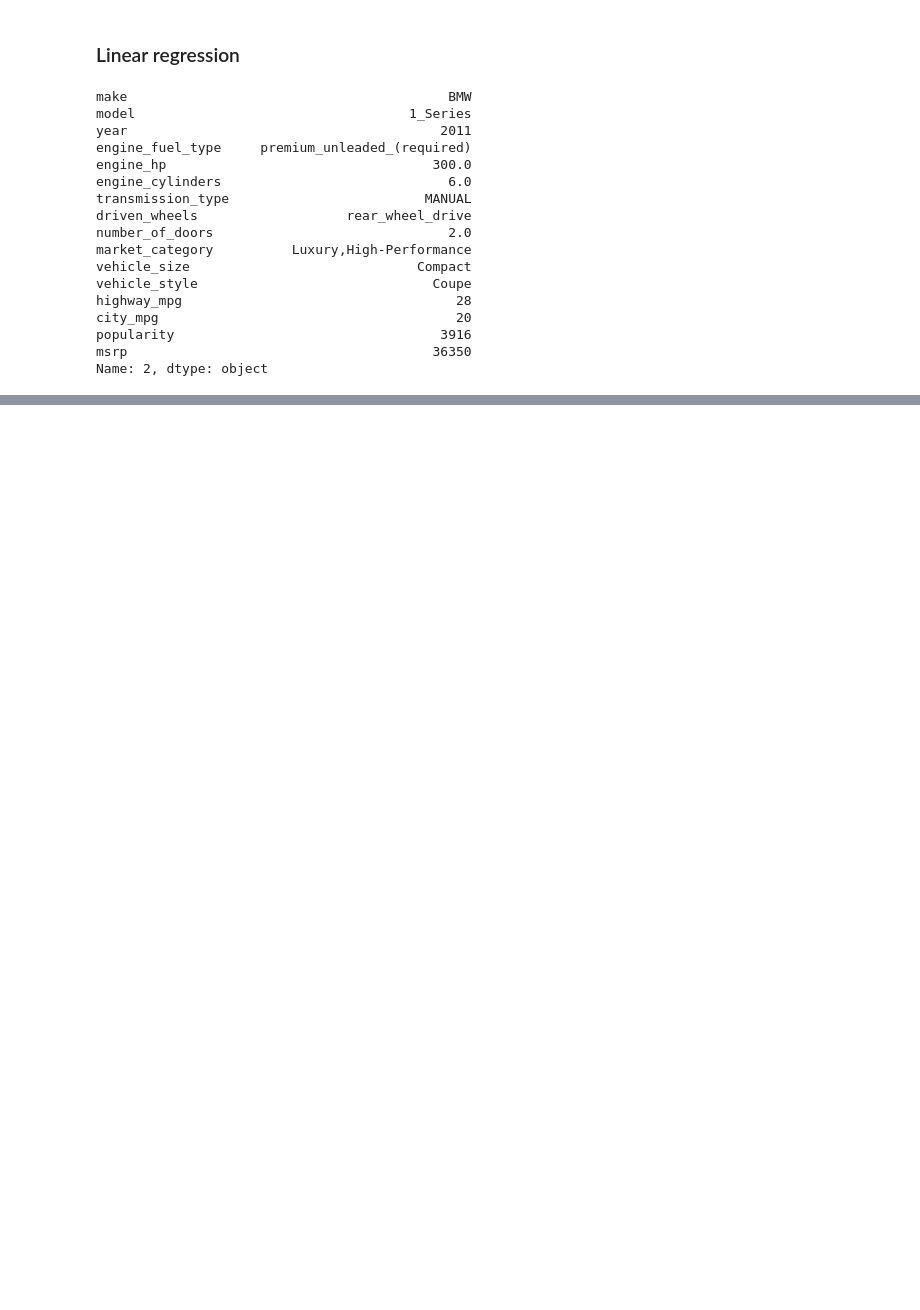
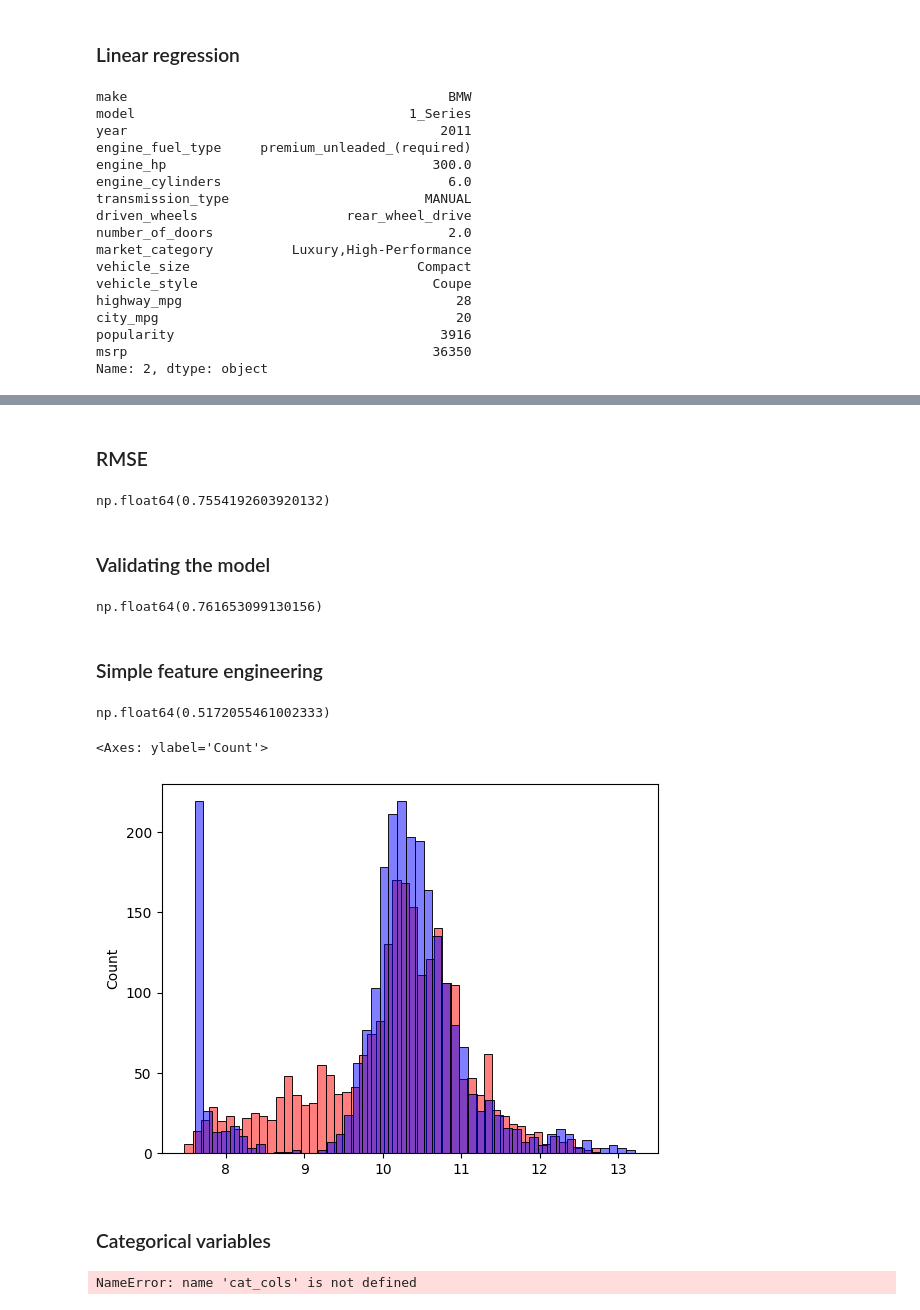
Before and after one commit to EbEmad/ML-ZOOMCAMP, a Jupyter notebook: 02-regression/preparation.ipynb, the cells around one changed output, grey strips where cells are left out. Saved outputs shown, nothing was run; the diff lists cells and outputs as text; code cells hidden in the pictures; blank space fills up the shorter version.

```diff
--- a/02-regression/preparation.ipynb
+++ b/02-regression/preparation.ipynb
@@ -238,0 +436,2 @@ def linear_regression(xi):
+# %% [markdown]
+### RMSE
@@ -238,0 +443,58 @@ def linear_regression(xi):
+# %%
+rmse(y_train,y_pred)
+# %% [output]
+np.float64(0.7554192603920132)
+# %% [markdown]
+### Validating the model
+# %%
+def prepare_x(df):
+    df_num=df[base]
+    df_num=df_num.fillna(0)
+    x=df_num.values
+    return x
+# %%
+X_train = prepare_x(df_train)
+w0, w = train_linear_regression(X_train, y_train)
+
+x_val = prepare_x(df_val)
+y_pred = w0 + x_val.dot(w)
+rmse(y_val, y_pred)
+# %% [output]
+np.float64(0.761653099130156)
+# %% [markdown]
+### Simple feature engineering
+# %%
+def prepare_x(df):
+    df=df.copy()
+    df['age']=20217-df['year']
+    features=base+['age']
+    df_num=df[features]
+    df_num=df_num.fillna(0)
+    x=df_num.values
+    return x
+# %%
+x_train=prepare_x(df_train)
+w0,w=train_linear_regression(x_train,y_train)
+x_val=prepare_x(df_val)
+y_pred=w0+x_val.dot(w)
+rmse(y_val,y_pred)
+# %% [output]
+np.float64(0.5172055461002333)
+# %%
+sns.histplot(y_pred,color='red',alpha=0.5,bins=50)
+sns.histplot(y_val,color='blue',alpha=0.5,bins=50)
+# %% [output]
+<Axes: ylabel='Count'>
+[figure, added]
+# %% [markdown]
+### Categorical variables
+# %%
+categorical=[
+    'make', 'model', 'engine_fuel_type', 'driven_wheels', 'market_category',
+    'vehicle_size', 'vehicle_style'
+]
+cat={}
+for c in cat_cols:
+    cat[c]=list(df_train[c].value_counts().head().index)
+# %% [output]
+NameError: name 'cat_cols' is not defined
```
Also changed, not shown: parts of 64 cells of this notebook.
